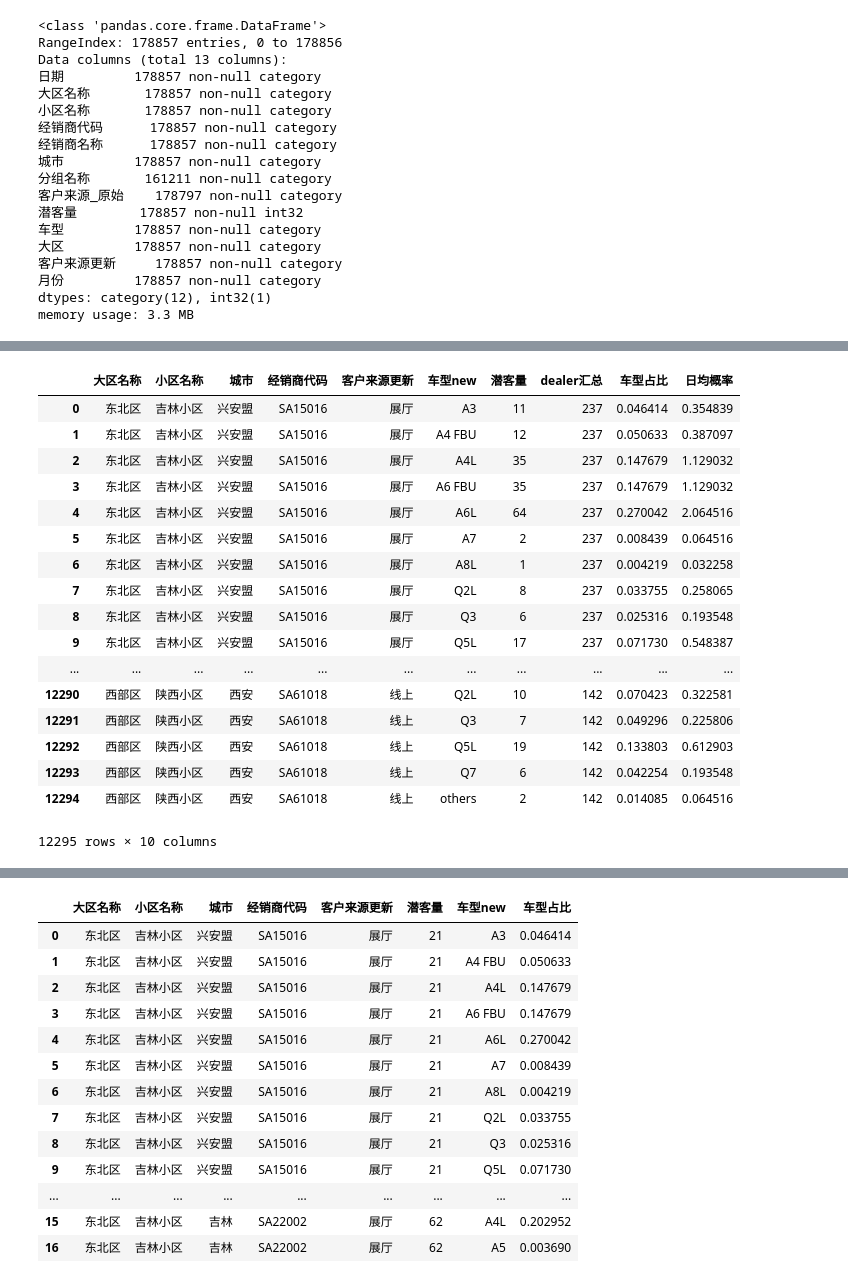
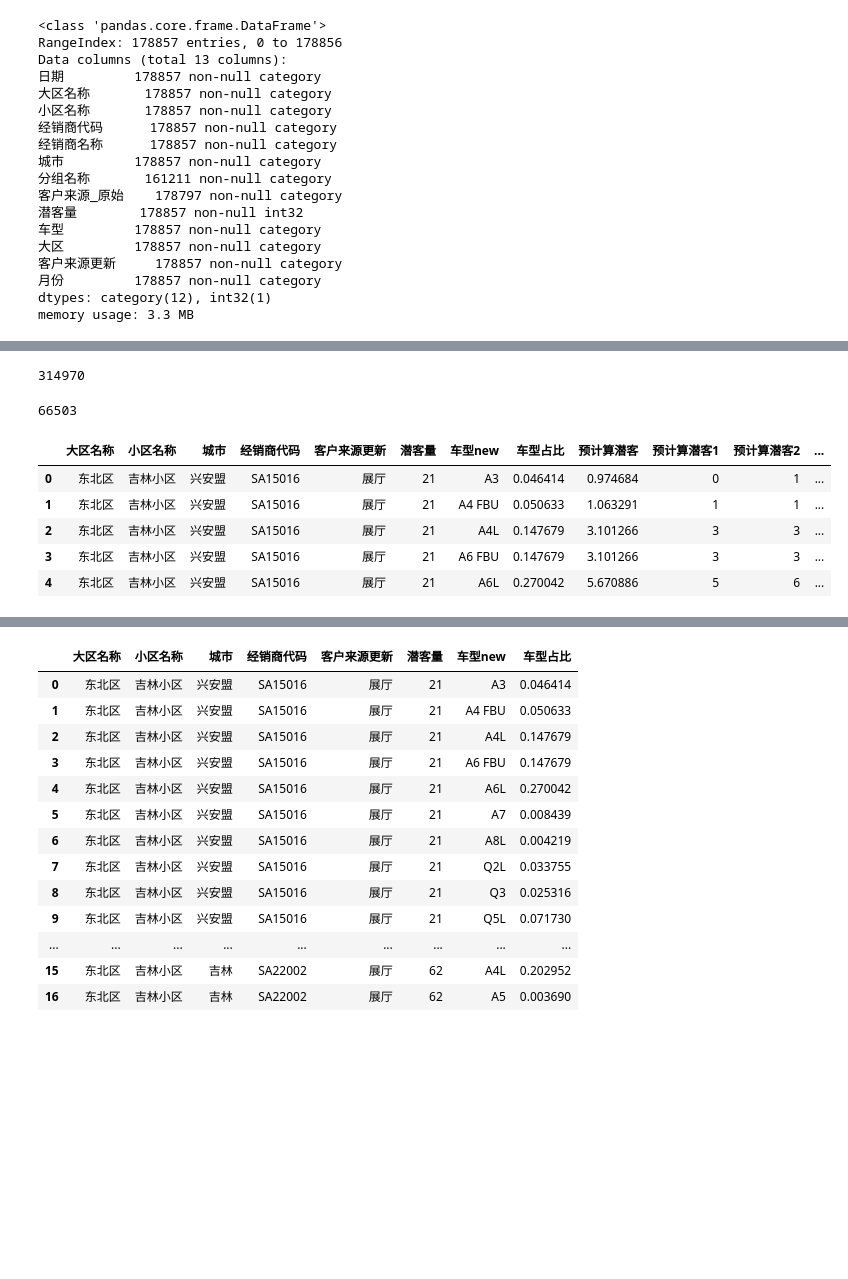
Before and after one commit to orinbai/notebook, a Jupyter notebook: missval.ipynb, the cells around one changed output, grey strips where cells are left out. Saved outputs shown, nothing was run; the diff lists cells and outputs as text; code cells hidden in the pictures; blank space fills up the shorter version.

```diff
--- a/missval.ipynb
+++ b/missval.ipynb
@@ -175,25 +109,12 @@ dataUSEstd['dealer汇总'] = dataUSEstd.groupby(['大区名称', '小区名称',
 dataUSEstd['车型占比'] = dataUSEstd['潜客量']/dataUSEstd['dealer汇总']
 dataUSEstd['日均概率'] = dataUSEstd['潜客量']/monthDays
 # %%
-dataUSEstd
+dataUSEstd['潜客量'].sum()
 # %% [output]
-|  | 大区名称 | 小区名称 | 城市 | 经销商代码 | 客户来源更新 | 车型new | 潜客量 | dealer汇总 | 车型占比 | 日均概率 |
-| 0 | 东北区 | 吉林小区 | 兴安盟 | SA15016 | 展厅 | A3 | 11 | 237 | 0.046414 | 0.354839 |
-| 1 | 东北区 | 吉林小区 | 兴安盟 | SA15016 | 展厅 | A4 FBU | 12 | 237 | 0.050633 | 0.387097 |
-| 2 | 东北区 | 吉林小区 | 兴安盟 | SA15016 | 展厅 | A4L | 35 | 237 | 0.147679 | 1.129032 |
-| 3 | 东北区 | 吉林小区 | 兴安盟 | SA15016 | 展厅 | A6 FBU | 35 | 237 | 0.147679 | 1.129032 |
-| 4 | 东北区 | 吉林小区 | 兴安盟 | SA15016 | 展厅 | A6L | 64 | 237 | 0.270042 | 2.064516 |
-| 5 | 东北区 | 吉林小区 | 兴安盟 | SA15016 | 展厅 | A7 | 2 | 237 | 0.008439 | 0.064516 |
-| 6 | 东北区 | 吉林小区 | 兴安盟 | SA15016 | 展厅 | A8L | 1 | 237 | 0.004219 | 0.032258 |
-| 7 | 东北区 | 吉林小区 | 兴安盟 | SA15016 | 展厅 | Q2L | 8 | 237 | 0.033755 | 0.258065 |
-| 8 | 东北区 | 吉林小区 | 兴安盟 | SA15016 | 展厅 | Q3 | 6 | 237 | 0.025316 | 0.193548 |
-| 9 | 东北区 | 吉林小区 | 兴安盟 | SA15016 | 展厅 | Q5L | 17 | 237 | 0.071730 | 0.548387 |
-| ... | ... | ... | ... | ... | ... | ... | ... | ... | ... | ... |
-| 12290 | 西部区 | 陕西小区 | 西安 | SA61018 | 线上 | Q2L | 10 | 142 | 0.070423 | 0.322581 |
-| 12291 | 西部区 | 陕西小区 | 西安 | SA61018 | 线上 | Q3 | 7 | 142 | 0.049296 | 0.225806 |
-| 12292 | 西部区 | 陕西小区 | 西安 | SA61018 | 线上 | Q5L | 19 | 142 | 0.133803 | 0.612903 |
-| 12293 | 西部区 | 陕西小区 | 西安 | SA61018 | 线上 | Q7 | 6 | 142 | 0.042254 | 0.193548 |
-| 12294 | 西部区 | 陕西小区 | 西安 | SA61018 | 线上 | others | 2 | 142 | 0.014085 | 0.064516 |
-12295 rows × 10 columns
+314970
 # %%
 dataUSE2b = dataUSE2b.groupby(['大区名称', '小区名称', '城市', '经销商代码', '客户来源更新'])['潜客量'].sum().reset_index()
+# %%
+dataUSE2b['潜客量'].sum()
+# %% [output]
+66503
@@ -200,2 +123,9 @@ dataUSE2b = dataUSE2b.groupby(['大区名称', '小区名称', '城市', '经销
 # %%
-datatmp = dataUSE2b.head(200)
+datatmp.head()
+# %% [output]
+|  | 大区名称 | 小区名称 | 城市 | 经销商代码 | 客户来源更新 | 潜客量 | 车型new | 车型占比 | 预计算潜客 | 预计算潜客1 | 预计算潜客2 | ... |
+| 0 | 东北区 | 吉林小区 | 兴安盟 | SA15016 | 展厅 | 21 | A3 | 0.046414 | 0.974684 | 0 | 1 | ... |
+| 1 | 东北区 | 吉林小区 | 兴安盟 | SA15016 | 展厅 | 21 | A4 FBU | 0.050633 | 1.063291 | 1 | 1 | ... |
+| 2 | 东北区 | 吉林小区 | 兴安盟 | SA15016 | 展厅 | 21 | A4L | 0.147679 | 3.101266 | 3 | 3 | ... |
+| 3 | 东北区 | 吉林小区 | 兴安盟 | SA15016 | 展厅 | 21 | A6 FBU | 0.147679 | 3.101266 | 3 | 3 | ... |
+| 4 | 东北区 | 吉林小区 | 兴安盟 | SA15016 | 展厅 | 21 | A6L | 0.270042 | 5.670886 | 5 | 6 | ... |
```
Also changed, not shown: parts of 15 cells of this notebook.
